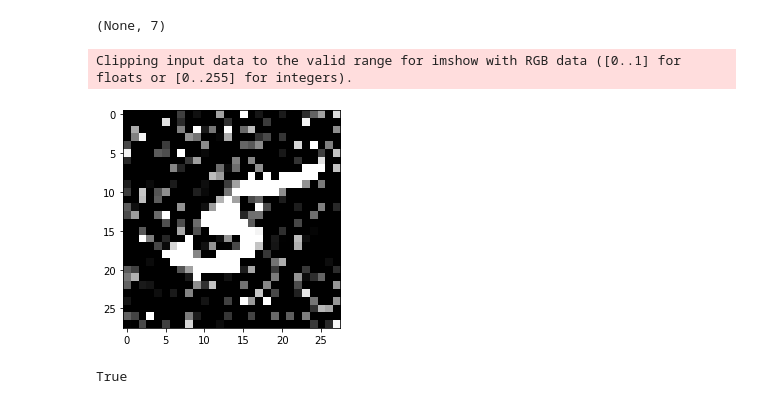
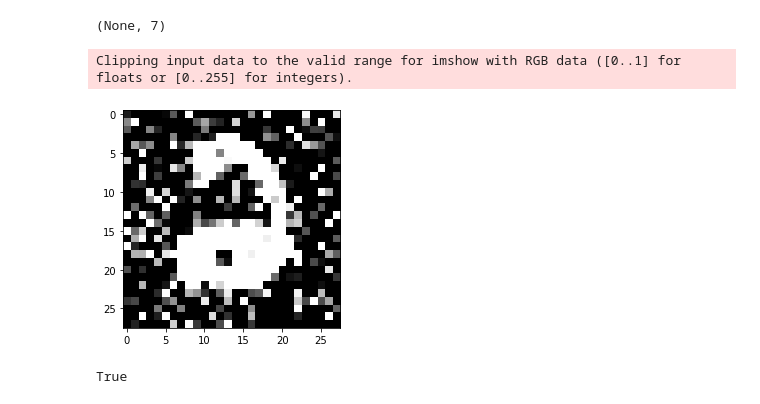
Before and after one commit to TengHu/TrainingDynamics, a Jupyter notebook: notebooks/SB.ipynb, the cells around one changed output. Saved outputs shown, nothing was run; the diff lists cells and outputs as text; code cells hidden in the pictures.

```diff
--- a/notebooks/SB.ipynb
+++ b/notebooks/SB.ipynb
@@ -294,7 +303,8 @@ def generate_random_labels(dataset, prob=0.5):
     return ans
 # %%
 from utils.cifar import IndexedCifar10
+from utils.cifar100 import IndexedCifar100
 from utils.mnist import IndexedMNIST
 
 
-trainset = IndexedCifar10(root='./data', train=True, download=True,transform=IndexedCifar10.transform_train)
+trainset = IndexedMNIST(root='./data', train=True, download=True,transform=IndexedMNIST.transform_train)
@@ -329,12 +333,13 @@ Clipping input data to the valid range for imshow with RGB data ([0..1] for floa
 [figure]
 (None, 7)
 # %%
-noise = torch.randn(trainset.mnist.data.shape)[:len(examples_to_add_noise)]
+noise = 1 * torch.randn(trainset.mnist.data.shape)
-# %%
-show_mnist_batch(noise[8263] + trainset[8263][0])
-# %% [output]
-Clipping input data to the valid range for imshow with RGB data ([0..1] for floats or [0..255] for integers).
-[figure, removed]
+# %%
+idx = 82
+show_mnist_batch(noise[idx] + trainset[idx][0])
+# %% [output]
+Clipping input data to the valid range for imshow with RGB data ([0..1] for floats or [0..255] for integers).
+[figure, added]
 # %%
 #noise[8263] + trainset[8263][0]
 # %%
```
Also changed, not shown: parts of 13 cells of this notebook, 10 other files.
